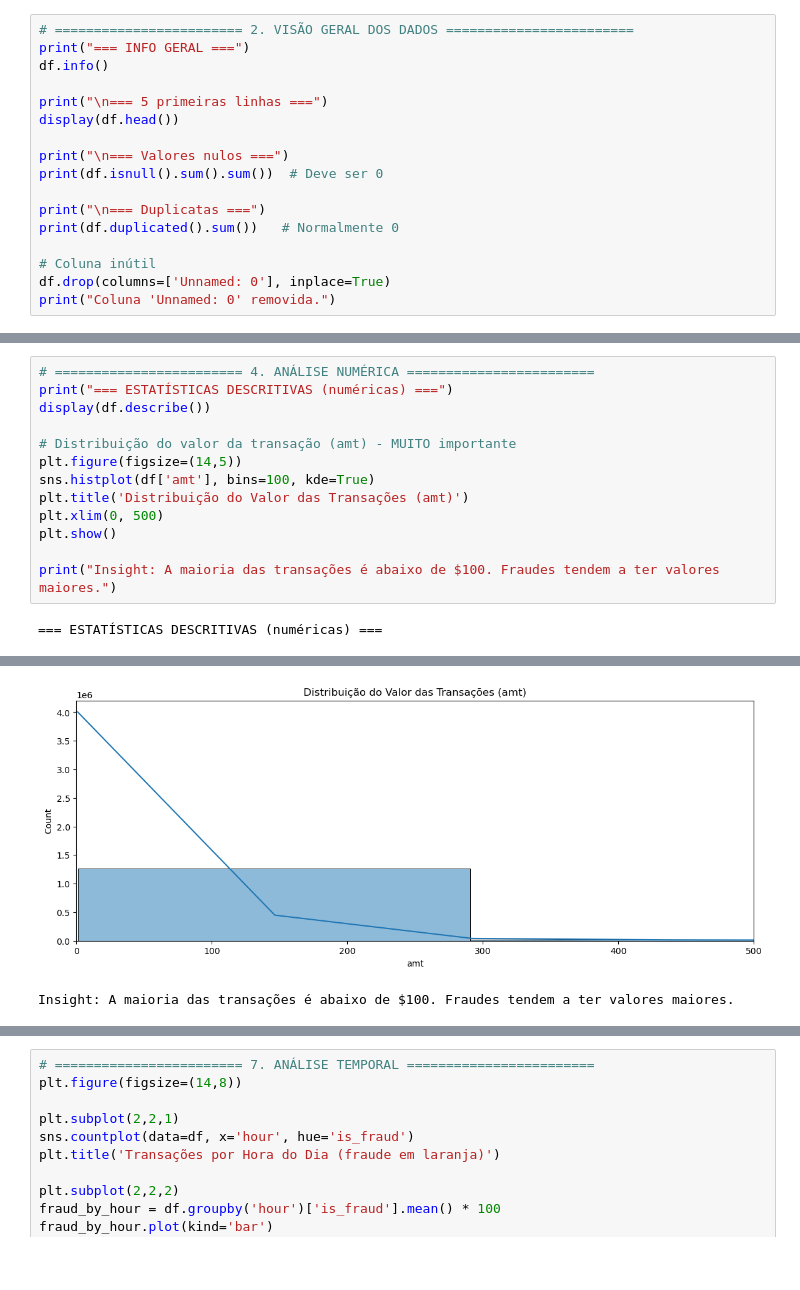
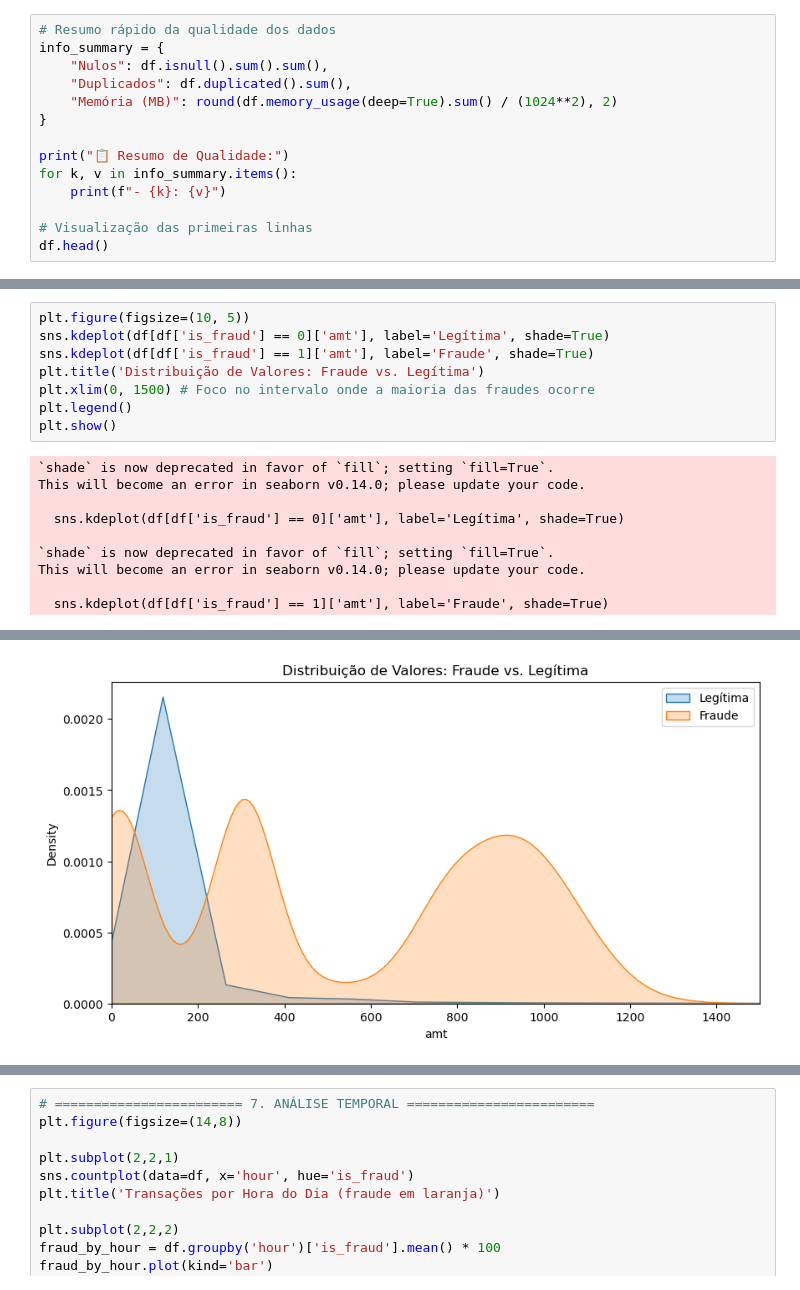
Before and after one commit to JpLimags/fraud_detection, a Jupyter notebook: notebooks/01_eda.ipynb, the cells around one changed output, grey strips where cells are left out. Saved outputs shown, nothing was run; the diff lists cells and outputs as text; blank space fills up the shorter version.

```diff
--- a/notebooks/01_eda.ipynb
+++ b/notebooks/01_eda.ipynb
@@ -73,18 +71,15 @@ print(f"📊 Dataset carregado: {df.shape[0]:,} linhas e {df.shape[1]} colunas."
 # %%
-# ======================== 2. VISÃO GERAL DOS DADOS ========================
-print("=== INFO GERAL ===")
-df.info()
+# Resumo rápido da qualidade dos dados
+info_summary = {
+    "Nulos": df.isnull().sum().sum(),
+    "Duplicados": df.duplicated().sum(),
+    "Memória (MB)": round(df.memory_usage(deep=True).sum() / (1024**2), 2)
+}
 
-print("\n=== 5 primeiras linhas ===")
-display(df.head())
+print("📋 Resumo de Qualidade:")
+for k, v in info_summary.items():
+    print(f"- {k}: {v}")
 
-print("\n=== Valores nulos ===")
-print(df.isnull().sum().sum())  # Deve ser 0
-
-print("\n=== Duplicatas ===")
-print(df.duplicated().sum())   # Normalmente 0
-
-# Coluna inútil
-df.drop(columns=['Unnamed: 0'], inplace=True)
-print("Coluna 'Unnamed: 0' removida.")
+# Visualização das primeiras linhas
+df.head()
 # %% [output]
@@ -143,15 +111,18 @@ Insight: O dataset é EXTREMAMENTE desbalanceado (~0.5% de fraude). Precisaremos
 # %%
-# ======================== 4. ANÁLISE NUMÉRICA ========================
-print("=== ESTATÍSTICAS DESCRITIVAS (numéricas) ===")
-display(df.describe())
-
-# Distribuição do valor da transação (amt) - MUITO importante
-plt.figure(figsize=(14,5))
-sns.histplot(df['amt'], bins=100, kde=True)
-plt.title('Distribuição do Valor das Transações (amt)')
-plt.xlim(0, 500)
+plt.figure(figsize=(10, 5))
+sns.kdeplot(df[df['is_fraud'] == 0]['amt'], label='Legítima', shade=True)
+sns.kdeplot(df[df['is_fraud'] == 1]['amt'], label='Fraude', shade=True)
+plt.title('Distribuição de Valores: Fraude vs. Legítima')
+plt.xlim(0, 1500) # Foco no intervalo onde a maioria das fraudes ocorre
+plt.legend()
 plt.show()
-
-print("Insight: A maioria das transações é abaixo de $100. Fraudes tendem a ter valores maiores.")
 # %% [output]
-=== ESTATÍSTICAS DESCRITIVAS (numéricas) ===
+`shade` is now deprecated in favor of `fill`; setting `fill=True`.
+This will become an error in seaborn v0.14.0; please update your code.
+
+  sns.kdeplot(df[df['is_fraud'] == 0]['amt'], label='Legítima', shade=True)
+
+`shade` is now deprecated in favor of `fill`; setting `fill=True`.
+This will become an error in seaborn v0.14.0; please update your code.
+
+  sns.kdeplot(df[df['is_fraud'] == 1]['amt'], label='Fraude', shade=True)
@@ -167,3 +129,2 @@ print("Insight: A maioria das transações é abaixo de $100. Fraudes tendem a t
-[figure, old version]
+[figure, new version]
-Insight: A maioria das transações é abaixo de $100. Fraudes tendem a ter valores maiores.
 # %%
```
Also changed, not shown: parts of 26 cells of this notebook, 3 other files.
